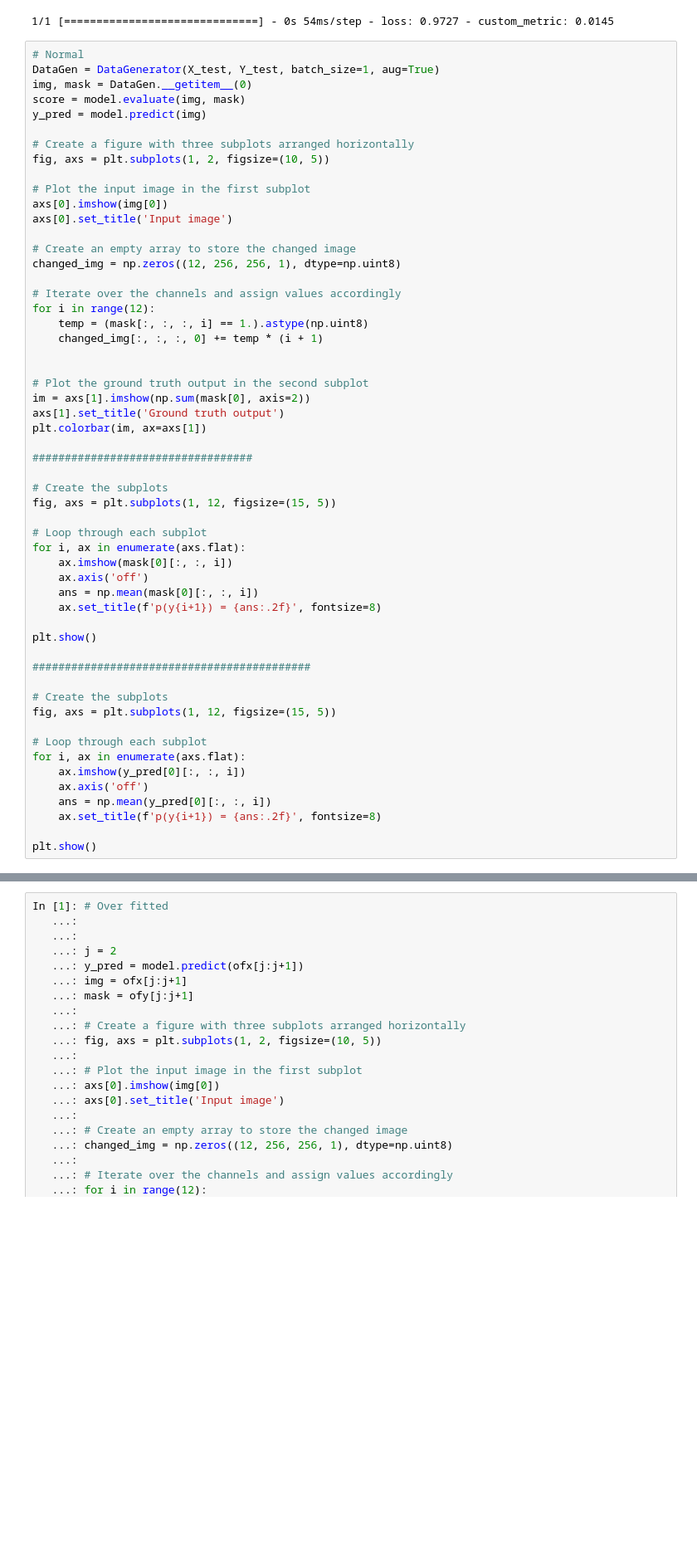
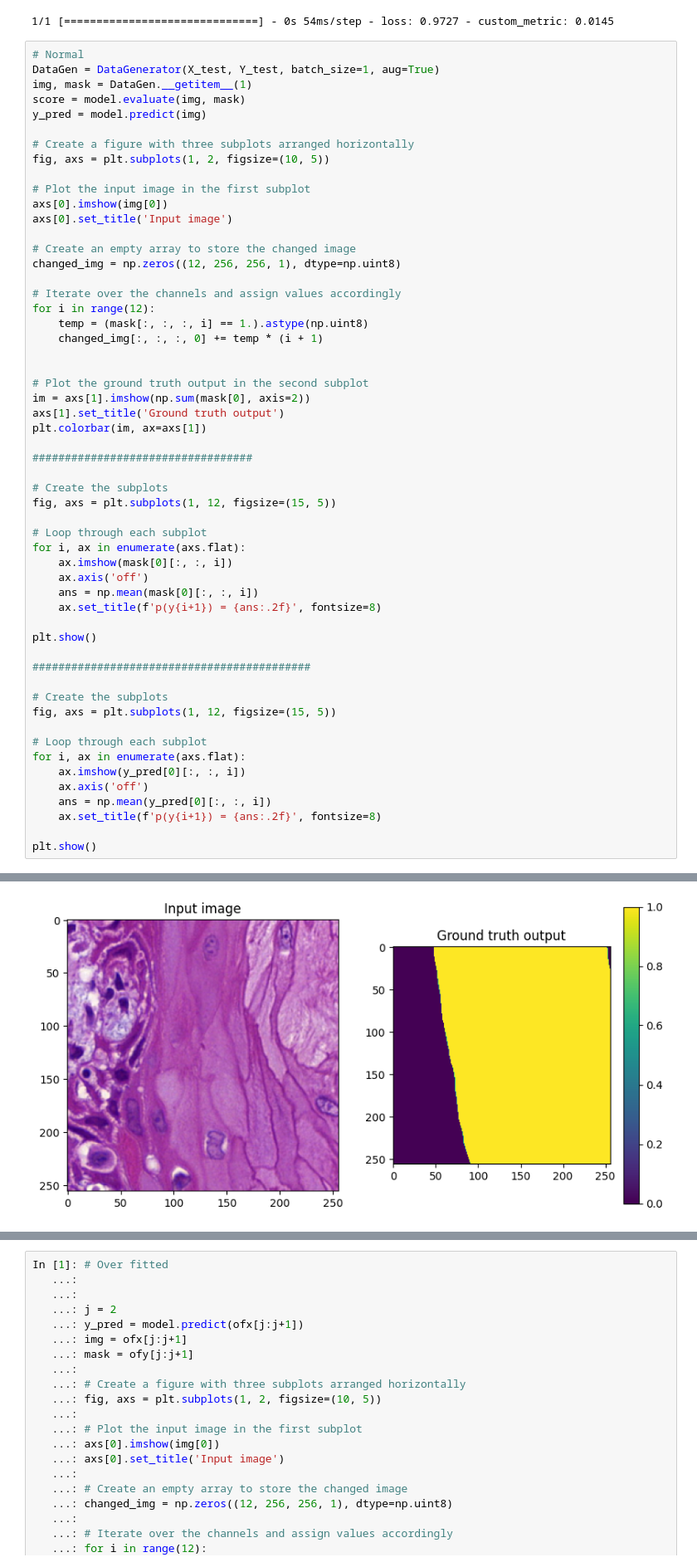
Before and after one commit to Hamed-kalak/UNet, a Jupyter notebook: Hancock2.ipynb, the cells around one changed output, grey strips where cells are left out. Shown at 83% size. Saved outputs shown, nothing was run; the diff lists cells and outputs as text; blank space fills up the shorter version.

```diff
--- a/Hancock2.ipynb
+++ b/Hancock2.ipynb
@@ -348,7 +358,7 @@ score = model.evaluate(a,b)
 # %%
 # Normal
 DataGen = DataGenerator(X_test, Y_test, batch_size=1, aug=True)
-img, mask = DataGen.__getitem__(0)
+img, mask = DataGen.__getitem__(1)
 score = model.evaluate(img, mask)
 y_pred = model.predict(img)
 
@@ -404,0 +416 @@ RuntimeError: You must compile your model before training/testing. Use `model.co
+[figure, added]
```
Also changed, not shown: parts of 7 cells of this notebook.
